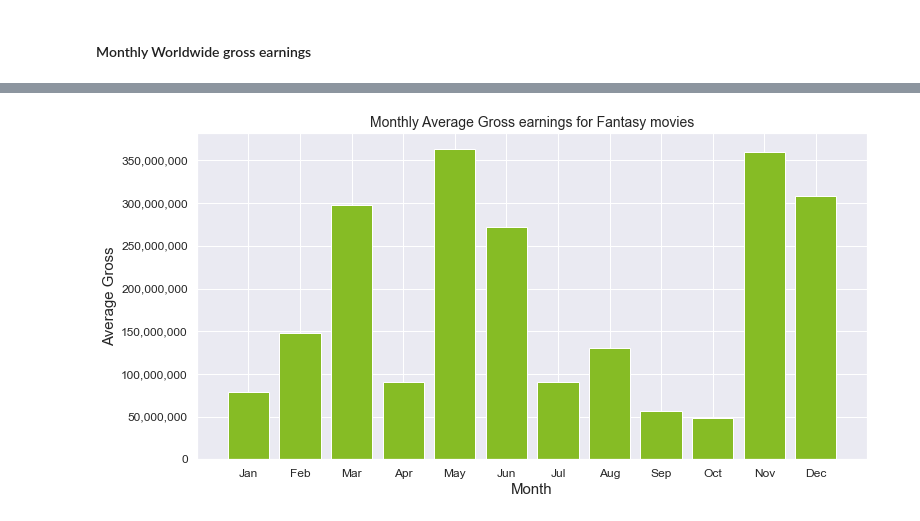
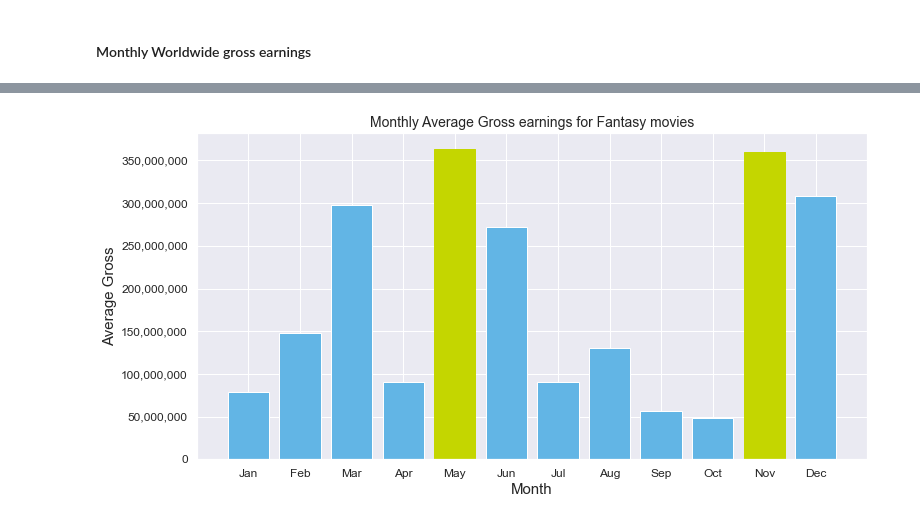
Before and after one commit to racday/ai-capstone, a Jupyter notebook: index.ipynb, the cells around one changed output, grey strips where cells are left out. Drawn from its saved outputs; the diff is of its cells as text; code cells hidden in the pictures.

```diff
--- a/index.ipynb
+++ b/index.ipynb
@@ -534,7 +534,7 @@ df_plot = df_plot[df_plot['year'] >= 2000]
 # %%
 # Plotting world gross by month for top 3 genres : Animation, Sci-Fi, Fantasy
 
-def plots(df, genre, colors):
+def plots(df, genre, colors,n1,n2):
     animated_df=df[df['genres']==genre]
     animated_df = animated_df.drop_duplicates('title')
     animated_df = animated_df.groupby(['months_numeric']).worldwide_gross.mean()
@@ -543,7 +543,9 @@ def plots(df, genre, colors):
     # Get x and y data
     x1 = animated_df.index
     y1 = animated_df.values
-    ax.bar(x1, y1, color = colors)
+    graph = ax.bar(x1, y1, color ='#62B5E5')
+    graph[n1].set_color(colors)
+    graph[n2].set_color(colors)
     months =['Jan','Feb', 'Mar', 'Apr', 'May', 'Jun', 'Jul','Aug', 'Sep', 'Oct', 'Nov', 'Dec']
     months_num = range(1,13)
     ax.set_xticks(months_num)
@@ -568,5 +570,5 @@ plots(df_plot, 'Sci-Fi', '#046A38')
 # %%
-# Visualisation of average gross earnings for Sci-Fi movies
-plots(df_plot, 'Fantasy', '#86BC25')
+# Visualisation of average gross earnings for Fantasy movies
+plots(df_plot, 'Fantasy', '#C4D600', 4, 10)
 # %% [output]
-[figure, old version]
+[figure, new version]
```
Also changed, not shown: parts of 3 cells of this notebook.
